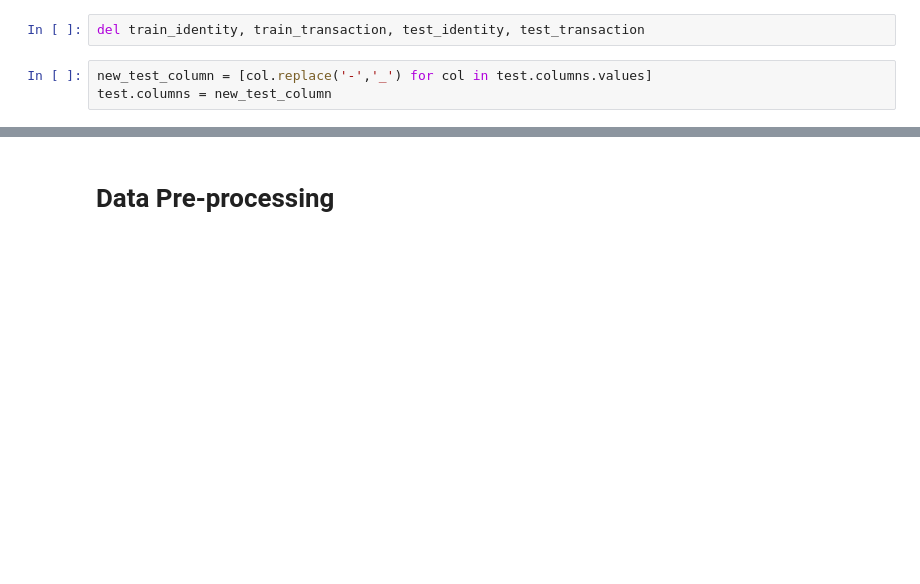
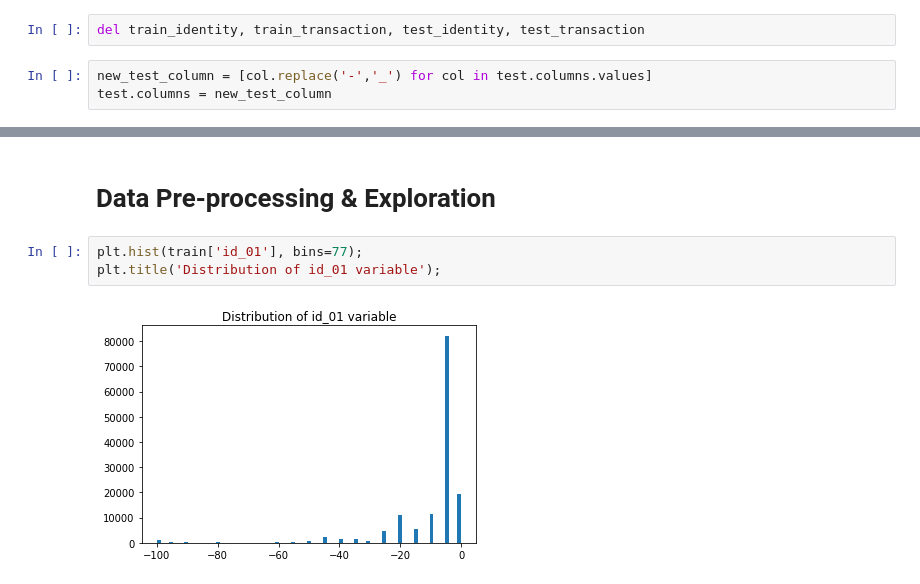
Before and after one commit to nishithewel/ID5059GroupProject, a Jupyter notebook: ID5059_ieee_fraud_detection.ipynb, the cells around one changed output, grey strips where cells are left out. Saved outputs shown, nothing was run; the diff lists cells and outputs as text; blank space fills up the shorter version.

```diff
--- a/ID5059_ieee_fraud_detection.ipynb
+++ b/ID5059_ieee_fraud_detection.ipynb
@@ -84,2 +104,7 @@ test.columns = new_test_column
 # %% [markdown]
-# Data Pre-processing
+# Data Pre-processing & Exploration
+# %%
+plt.hist(train['id_01'], bins=77);
+plt.title('Distribution of id_01 variable');
+# %% [output]
+[figure, added]
```
Also changed, not shown: parts of 10 cells of this notebook.
